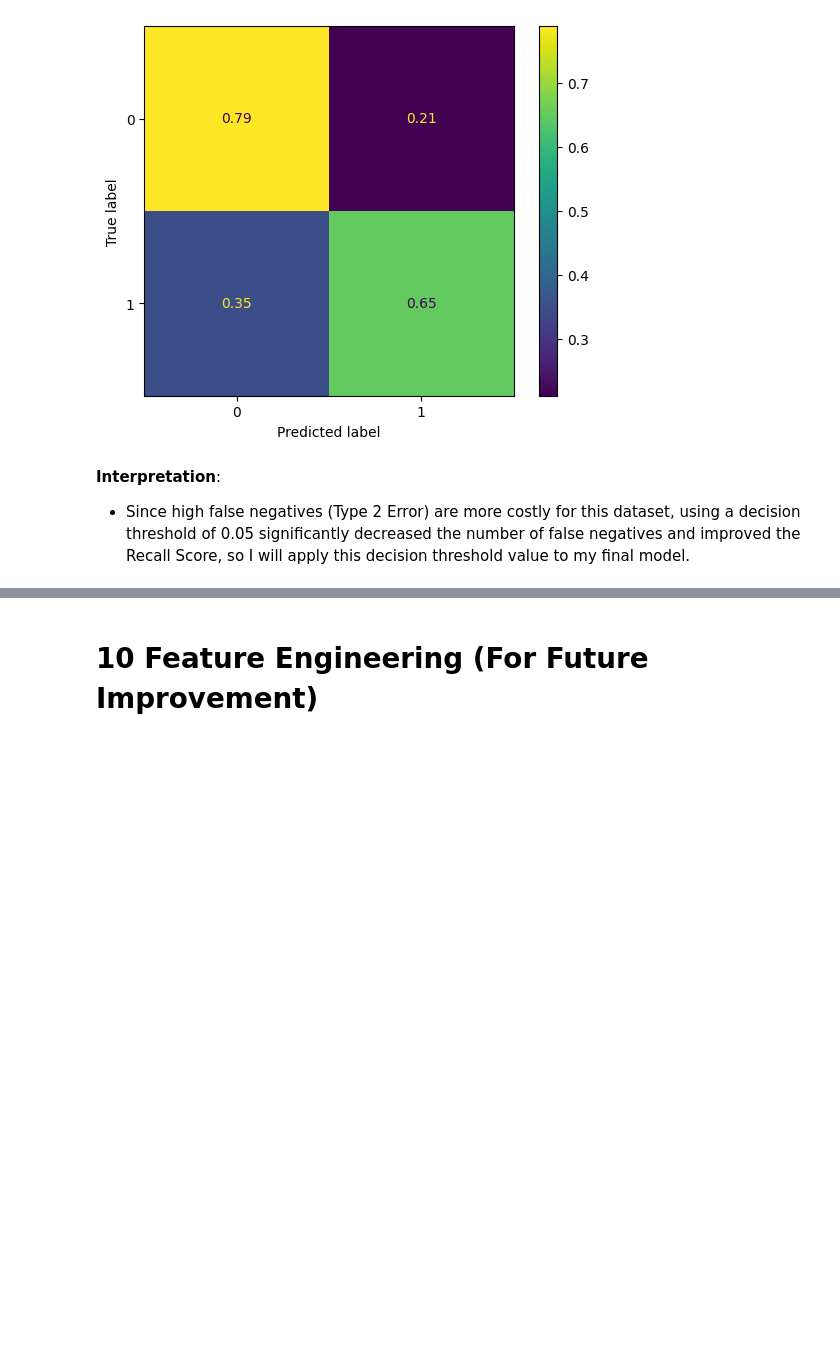
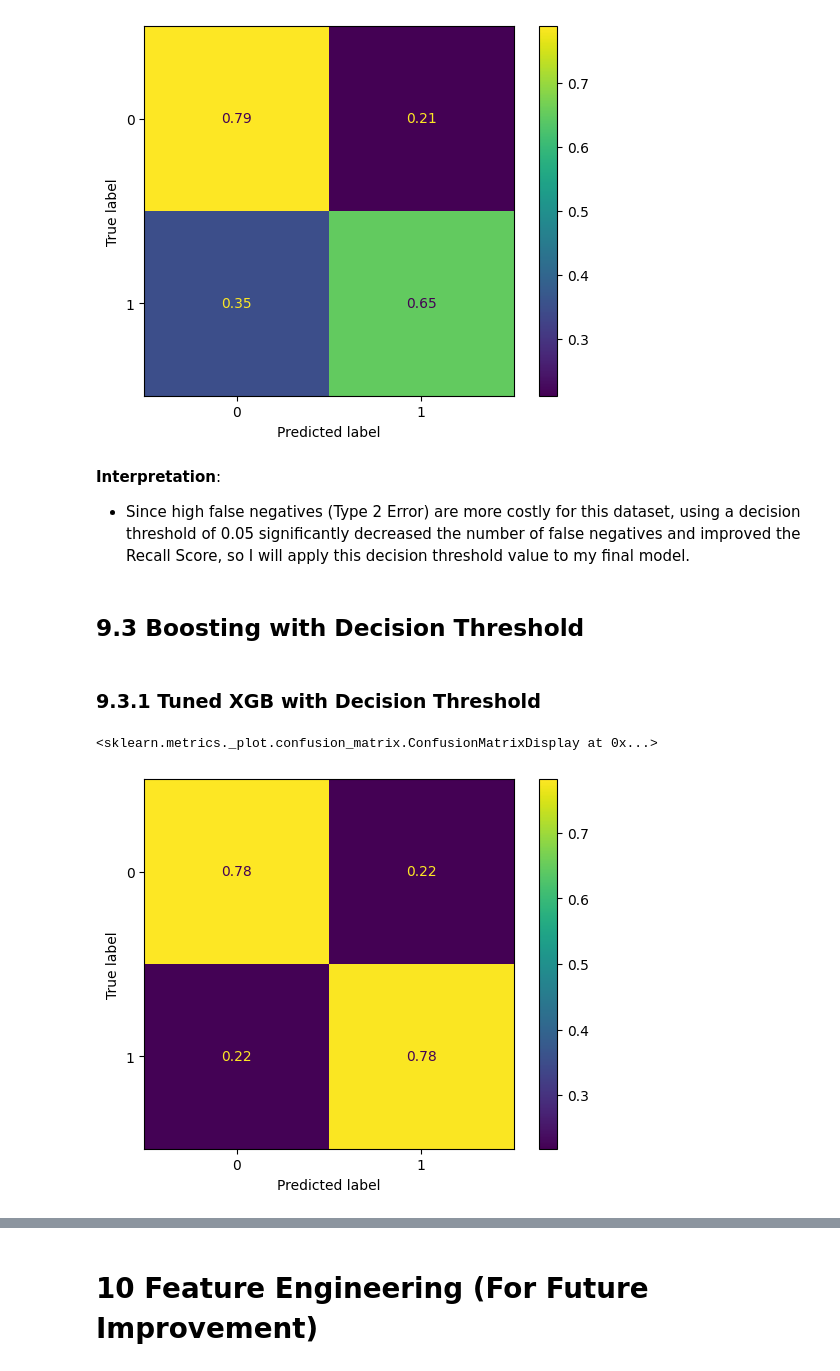
Before and after one commit to ericakitano/Project-2-Stroke-Prediction-, a Jupyter notebook: Stroke_Prediction.ipynb, the cells around one changed output, grey strips where cells are left out. Cells and saved outputs as stored; diff of their text form; code cells hidden in the pictures; blank space fills up the shorter version.

```diff
--- a/Stroke_Prediction.ipynb
+++ b/Stroke_Prediction.ipynb
@@ -2220,3 +2310,18 @@ weighted avg       0.93      0.78      0.84      1222
 # %% [markdown]
 **Interpretation**:
 * Since high false negatives (Type 2 Error) are more costly for this dataset, using a decision threshold of 0.05 significantly decreased the number of false negatives and improved the Recall Score, so I will apply this decision threshold value to my final model.
+# %% [markdown]
+## **9.3 Boosting with Decision Threshold**
+# %% [markdown]
+### **9.3.1 Tuned XGB with Decision Threshold**
+# %%
+#tuned_xgb
+
+y_proba_xgb_opt = tuned_xgb.predict_proba(X_test)
+
+xgb_opt_test_pred = [1 if x[1] > 0.05 else 0 for x in y_proba_xgb_opt]
+ConfusionMatrixDisplay.from_predictions(y_test,xgb_opt_test_pred,
+                normalize='true')
+# %% [output]
+<sklearn.metrics._plot.confusion_matrix.ConfusionMatrixDisplay at 0x...>
+[figure, added]
```
Also changed, not shown: parts of 23 cells of this notebook.
